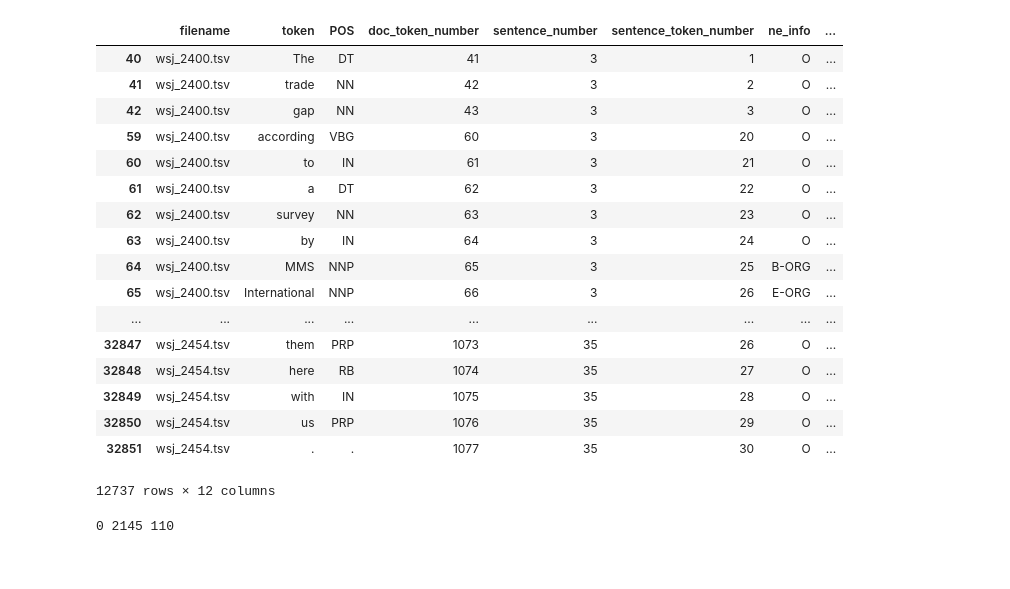
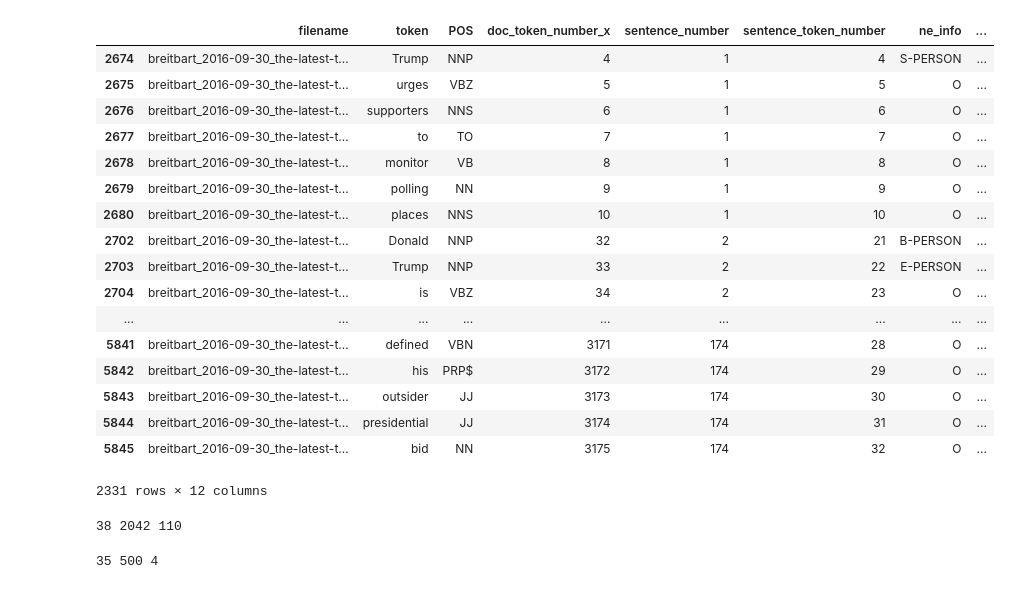
Before and after one commit to SorenKF/cueties, a Jupyter notebook: error_analysis/source_content_linking/Error_analysis_linking.ipynb, the cells around one changed output. Saved outputs shown, nothing was run; the diff lists cells and outputs as text; code cells hidden in the pictures.

```diff
--- a/error_analysis/source_content_linking/Error_analysis_linking.ipynb
+++ b/error_analysis/source_content_linking/Error_analysis_linking.ipynb
@@ -63,24 +68,3 @@ politico_2016-09-23_partisan-fireworks-over-clinton-.tsv
 politico_2016-09-30_flight-attendants-union-endorses.tsv
 (5, 854)
-# %%
-df_parc[df_parc['gold_attribution'] != '']
-# %% [output]
-|  | filename | token | POS | doc_token_number | sentence_number | sentence_token_number | ne_info | ... |
-| 40 | wsj_2400.tsv | The | DT | 41 | 3 | 1 | O | ... |
-| 41 | wsj_2400.tsv | trade | NN | 42 | 3 | 2 | O | ... |
-| 42 | wsj_2400.tsv | gap | NN | 43 | 3 | 3 | O | ... |
-| 59 | wsj_2400.tsv | according | VBG | 60 | 3 | 20 | O | ... |
-| 60 | wsj_2400.tsv | to | IN | 61 | 3 | 21 | O | ... |
-| 61 | wsj_2400.tsv | a | DT | 62 | 3 | 22 | O | ... |
-| 62 | wsj_2400.tsv | survey | NN | 63 | 3 | 23 | O | ... |
-| 63 | wsj_2400.tsv | by | IN | 64 | 3 | 24 | O | ... |
-| 64 | wsj_2400.tsv | MMS | NNP | 65 | 3 | 25 | B-ORG | ... |
-| 65 | wsj_2400.tsv | International | NNP | 66 | 3 | 26 | E-ORG | ... |
-| ... | ... | ... | ... | ... | ... | ... | ... | ... |
-| 32847 | wsj_2454.tsv | them | PRP | 1073 | 35 | 26 | O | ... |
-| 32848 | wsj_2454.tsv | here | RB | 1074 | 35 | 27 | O | ... |
-| 32849 | wsj_2454.tsv | with | IN | 1075 | 35 | 28 | O | ... |
-| 32850 | wsj_2454.tsv | us | PRP | 1076 | 35 | 29 | O | ... |
-| 32851 | wsj_2454.tsv | . | . | 1077 | 35 | 30 | O | ... |
-12737 rows × 12 columns
 # %%
@@ -115,6 +101,2 @@ def count_candidate_sources(df):
 
     print(missed_count, partial_count, total_count)
-# %%
-count_candidate_sources(df_parc)
-# %% [output]
-0 2145 110
@@ -122,0 +103,30 @@ count_candidate_sources(df_polnear)
+# %%
+df_polnear.loc[df_polnear['filename'] == 'breitbart_2016-09-30_the-latest-trump-urges-supporter.tsv'].loc[
+    df_polnear['gold_attribution'] != '']
+# %% [output]
+|  | filename | token | POS | doc_token_number_x | sentence_number | sentence_token_number | ne_info | ... |
+| 2674 | breitbart_2016-09-30_the-latest-t... | Trump | NNP | 4 | 1 | 4 | S-PERSON | ... |
+| 2675 | breitbart_2016-09-30_the-latest-t... | urges | VBZ | 5 | 1 | 5 | O | ... |
+| 2676 | breitbart_2016-09-30_the-latest-t... | supporters | NNS | 6 | 1 | 6 | O | ... |
+| 2677 | breitbart_2016-09-30_the-latest-t... | to | TO | 7 | 1 | 7 | O | ... |
+| 2678 | breitbart_2016-09-30_the-latest-t... | monitor | VB | 8 | 1 | 8 | O | ... |
+| 2679 | breitbart_2016-09-30_the-latest-t... | polling | NN | 9 | 1 | 9 | O | ... |
+| 2680 | breitbart_2016-09-30_the-latest-t... | places | NNS | 10 | 1 | 10 | O | ... |
+| 2702 | breitbart_2016-09-30_the-latest-t... | Donald | NNP | 32 | 2 | 21 | B-PERSON | ... |
+| 2703 | breitbart_2016-09-30_the-latest-t... | Trump | NNP | 33 | 2 | 22 | E-PERSON | ... |
+| 2704 | breitbart_2016-09-30_the-latest-t... | is | VBZ | 34 | 2 | 23 | O | ... |
+| ... | ... | ... | ... | ... | ... | ... | ... | ... |
+| 5841 | breitbart_2016-09-30_the-latest-t... | defined | VBN | 3171 | 174 | 28 | O | ... |
+| 5842 | breitbart_2016-09-30_the-latest-t... | his | PRP$ | 3172 | 174 | 29 | O | ... |
+| 5843 | breitbart_2016-09-30_the-latest-t... | outsider | JJ | 3173 | 174 | 30 | O | ... |
+| 5844 | breitbart_2016-09-30_the-latest-t... | presidential | JJ | 3174 | 174 | 31 | O | ... |
+| 5845 | breitbart_2016-09-30_the-latest-t... | bid | NN | 3175 | 174 | 32 | O | ... |
+2331 rows × 12 columns
+# %%
+count_gold_candidate_sources(df_polnear, num_att_id=2)
+# %% [output]
+38 2042 110
+# %%
+count_gold_candidate_sources(df_parc, num_att_id=3)
+# %% [output]
+35 500 4
```
Also changed, not shown: parts of 5 cells of this notebook.
